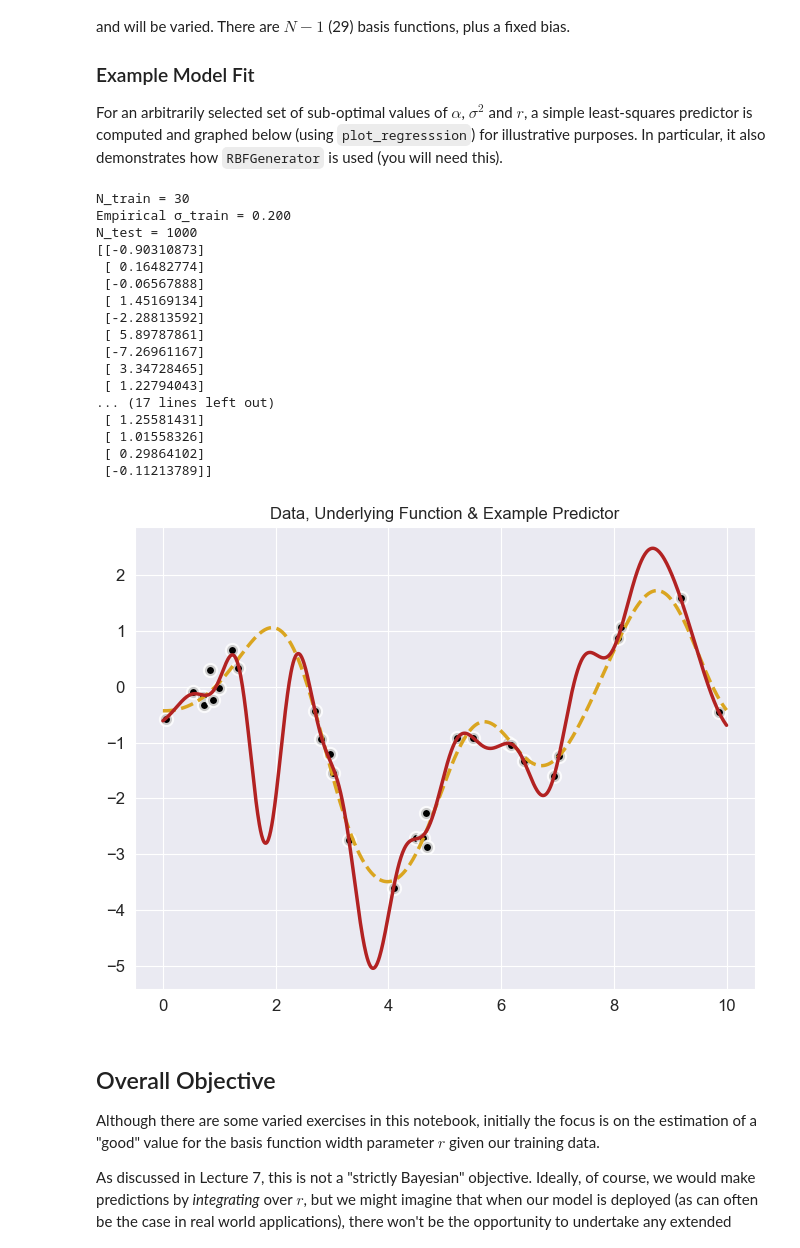
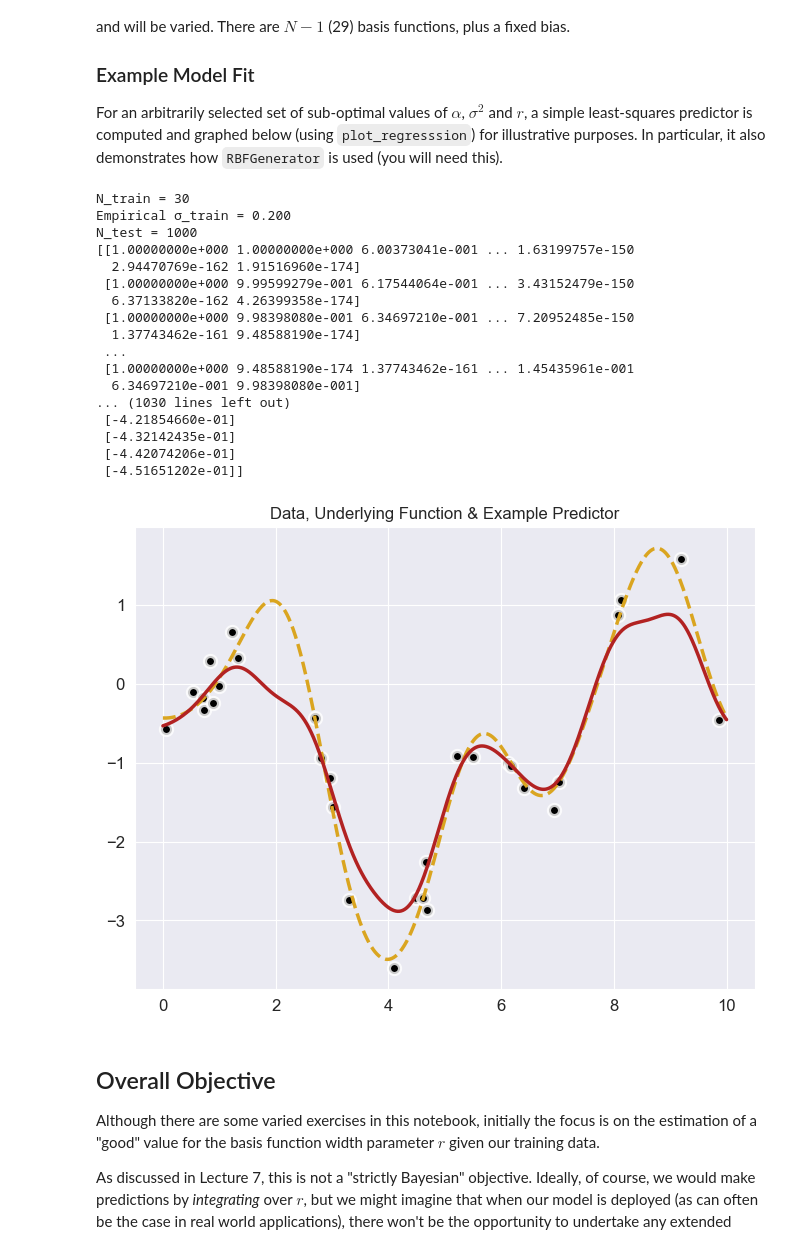
Before and after one commit to jevetts1/bml-coursework-1, a Jupyter notebook: Bayesian Coursework Part A/Assessment1-PartA.ipynb, the cells around one changed output. Cells and saved outputs as stored; diff of their text form; code cells hidden in the pictures.

```diff
--- a/Bayesian Coursework Part A/Assessment1-PartA.ipynb
+++ b/Bayesian Coursework Part A/Assessment1-PartA.ipynb
@@ -136,45 +136,47 @@ For an arbitrarily selected set of sub-optimal values of $\alpha$, $\sigma^2$ an
 # %%
 # Generate training data
 generator = setup.DataGenerator(r=radius_gen, noise=sigma, seed=20)
 x_train, y_train = generator.get_data('TRAIN', N_train)
 x_test, y_test = generator.get_data('TEST', N_test)
 
 # Demonstrate use of basis
 centres = np.linspace(generator.x_min, generator.x_max, N_train - 1)
 radius_model = radius_gen * 0.5  # Example model uses basis functions that are too narrow
 RBF = setup.RBFGenerator(centres, radius_model, bias=True)
 PHI_train = RBF.evaluate(x_train)
 PHI_test = RBF.evaluate(x_test)
 
 # Find quick fit for fixed guess for alpha and known s2
-alph = 1e-4
+alph = 1
 w_pls = np.linalg.inv(PHI_train.T @ PHI_train + alph * np.eye(RBF.M)) @ PHI_train.T @ y_train
 fy_test = PHI_test @ w_pls
 
+print(PHI_test)
 print(w_pls)
+print("fy_test", fy_test)
 
 # Show the training data and generating function, plus our mean fit
 setup.plot_regression(x_train, y_train, x_test, y_test, fy_test)
 plt.title("Data, Underlying Function & Example Predictor");
 # %% [output]
 N_train = 30
 Empirical σ_train = 0.200
 N_test = 1000
-[[-0.90310873]
- [ 0.16482774]
- [-0.06567888]
- [ 1.45169134]
- [-2.28813592]
- [ 5.89787861]
- [-7.26961167]
- [ 3.34728465]
- [ 1.22794043]
-... (17 lines left out)
- [ 1.25581431]
- [ 1.01558326]
- [ 0.29864102]
- [-0.11213789]]
+[[1.00000000e+000 1.00000000e+000 6.00373041e-001 ... 1.63199757e-150
+  2.94470769e-162 1.91516960e-174]
+ [1.00000000e+000 9.99599279e-001 6.17544064e-001 ... 3.43152479e-150
+  6.37133820e-162 4.26399358e-174]
+ [1.00000000e+000 9.98398080e-001 6.34697210e-001 ... 7.20952485e-150
+  1.37743462e-161 9.48588190e-174]
+ ...
+ [1.00000000e+000 9.48588190e-174 1.37743462e-161 ... 1.45435961e-001
+  6.34697210e-001 9.98398080e-001]
+... (1030 lines left out)
+ [-4.21854660e-01]
+ [-4.32142435e-01]
+ [-4.42074206e-01]
+ [-4.51651202e-01]]
-[figure, old version]
+[figure, new version]
 # %% [markdown]
 ## Overall Objective
 
```
Also changed, not shown: parts of 16 cells of this notebook, 2 other files.
